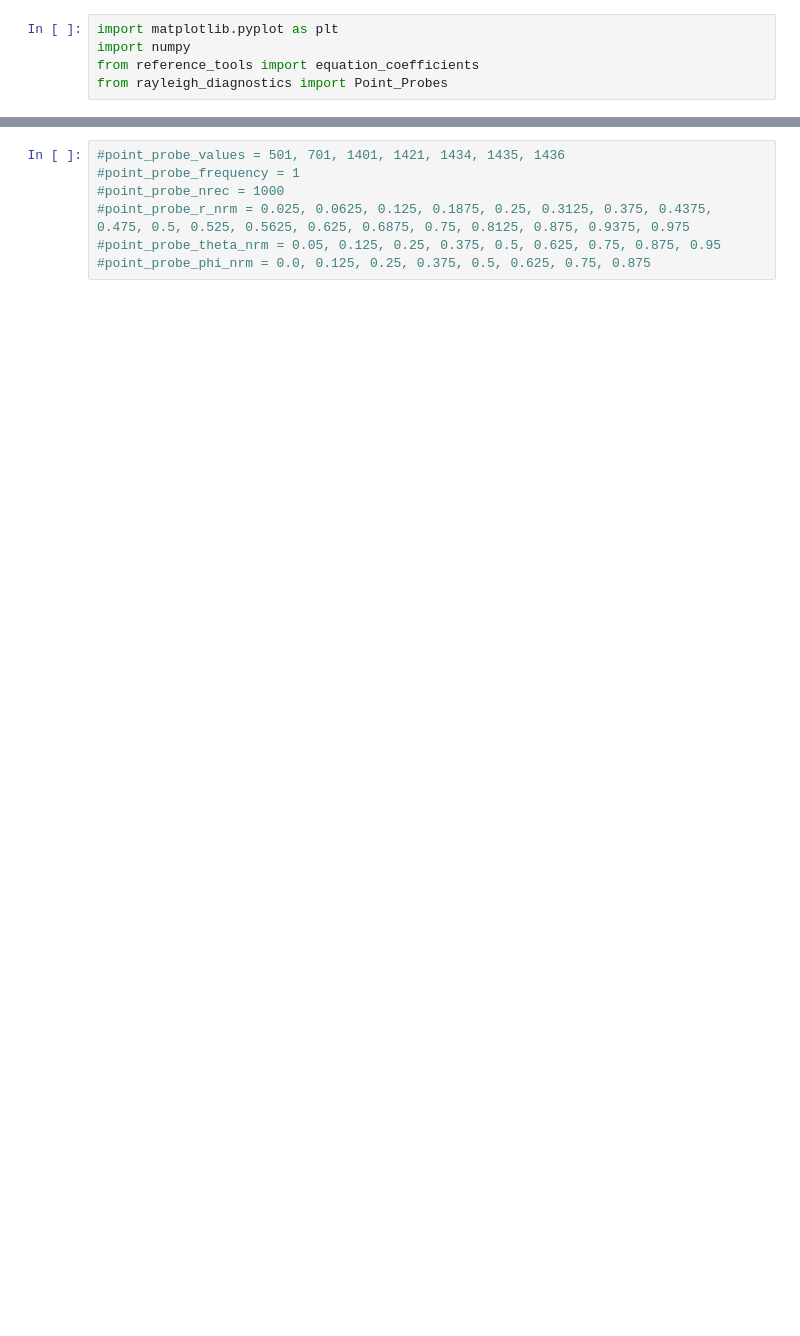
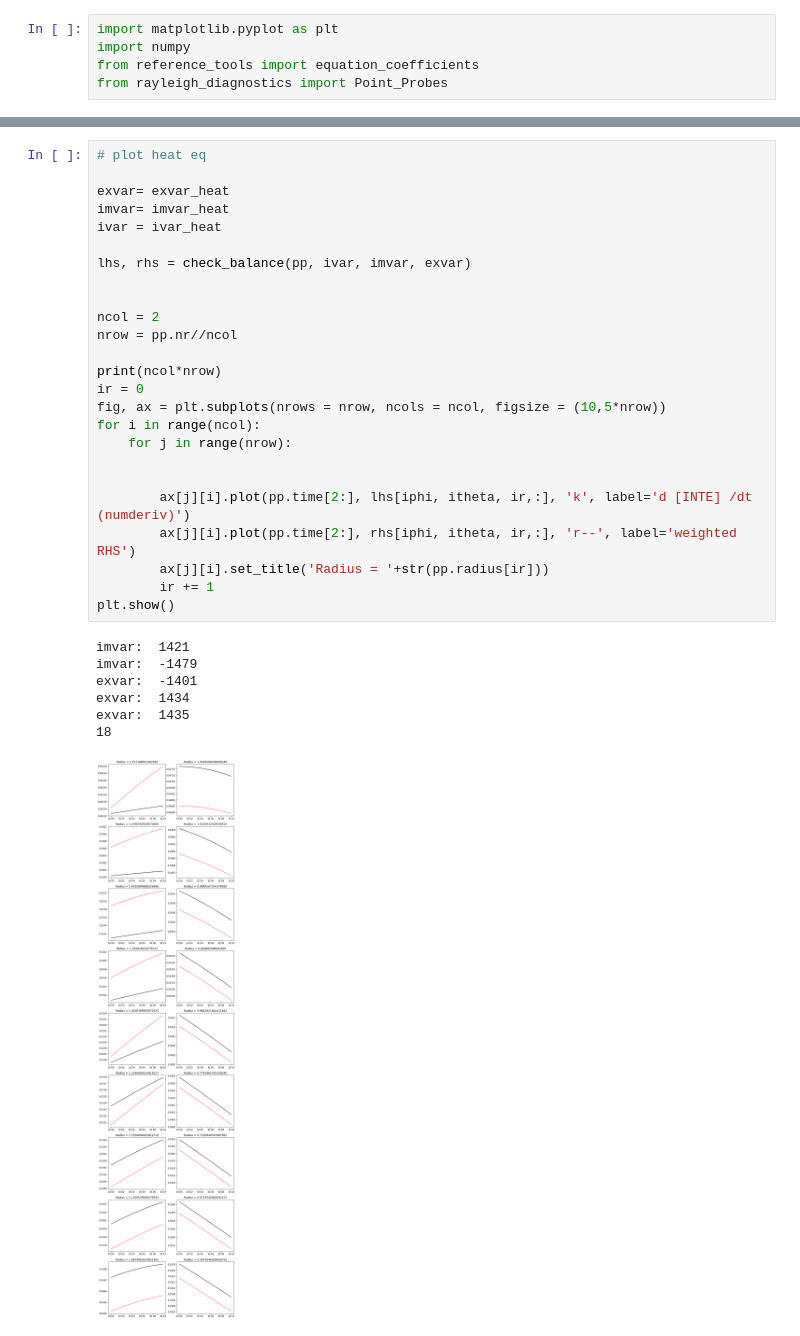
Before and after one commit to illorenzo7/rayleigh_utils, a Jupyter notebook: test_equations/Check_Balance.ipynb, the cells around one changed output, grey strips where cells are left out. Saved outputs shown, nothing was run; the diff lists cells and outputs as text; blank space fills up the shorter version.

```diff
--- a/test_equations/Check_Balance.ipynb
+++ b/test_equations/Check_Balance.ipynb
@@ -132,7 +115,33 @@ plt.show()
 # %%
-#point_probe_values = 501, 701, 1401, 1421, 1434, 1435, 1436
-#point_probe_frequency = 1
-#point_probe_nrec = 1000
-#point_probe_r_nrm = 0.025, 0.0625, 0.125, 0.1875, 0.25, 0.3125, 0.375, 0.4375, 0.475, 0.5, 0.525, 0.5625, 0.625, 0.6875, 0.75, 0.8125, 0.875, 0.9375, 0.975
-#point_probe_theta_nrm = 0.05, 0.125, 0.25, 0.375, 0.5, 0.625, 0.75, 0.875, 0.95
-#point_probe_phi_nrm = 0.0, 0.125, 0.25, 0.375, 0.5, 0.625, 0.75, 0.875
+# plot heat eq
+
+exvar= exvar_heat
+imvar= imvar_heat
+ivar = ivar_heat
+
+lhs, rhs = check_balance(pp, ivar, imvar, exvar)
+
+
+ncol = 2
+nrow = pp.nr//ncol
+
+print(ncol*nrow)
+ir = 0
+fig, ax = plt.subplots(nrows = nrow, ncols = ncol, figsize = (10,5*nrow))
+for i in range(ncol):
+    for j in range(nrow):
+
+
+        ax[j][i].plot(pp.time[2:], lhs[iphi, itheta, ir,:], 'k', label='d [INTE] /dt (numderiv)')
+        ax[j][i].plot(pp.time[2:], rhs[iphi, itheta, ir,:], 'r--', label='weighted RHS')
+        ax[j][i].set_title('Radius = '+str(pp.radius[ir]))
+        ir += 1
+plt.show()
+# %% [output]
+imvar:  1421
+imvar:  -1479
+exvar:  -1401
+exvar:  1434
+exvar:  1435
+18
+[figure, added]
```
Also changed, not shown: parts of 4 cells of this notebook, 1 other file.
